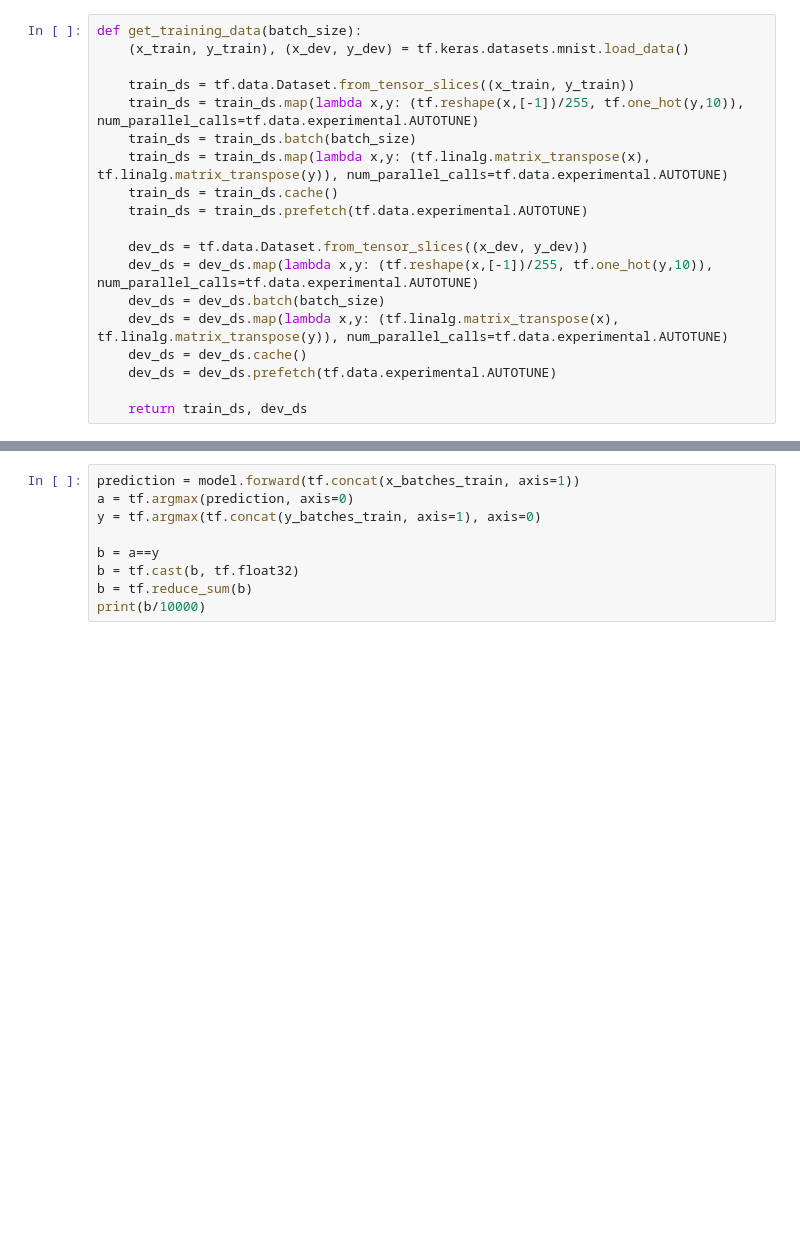
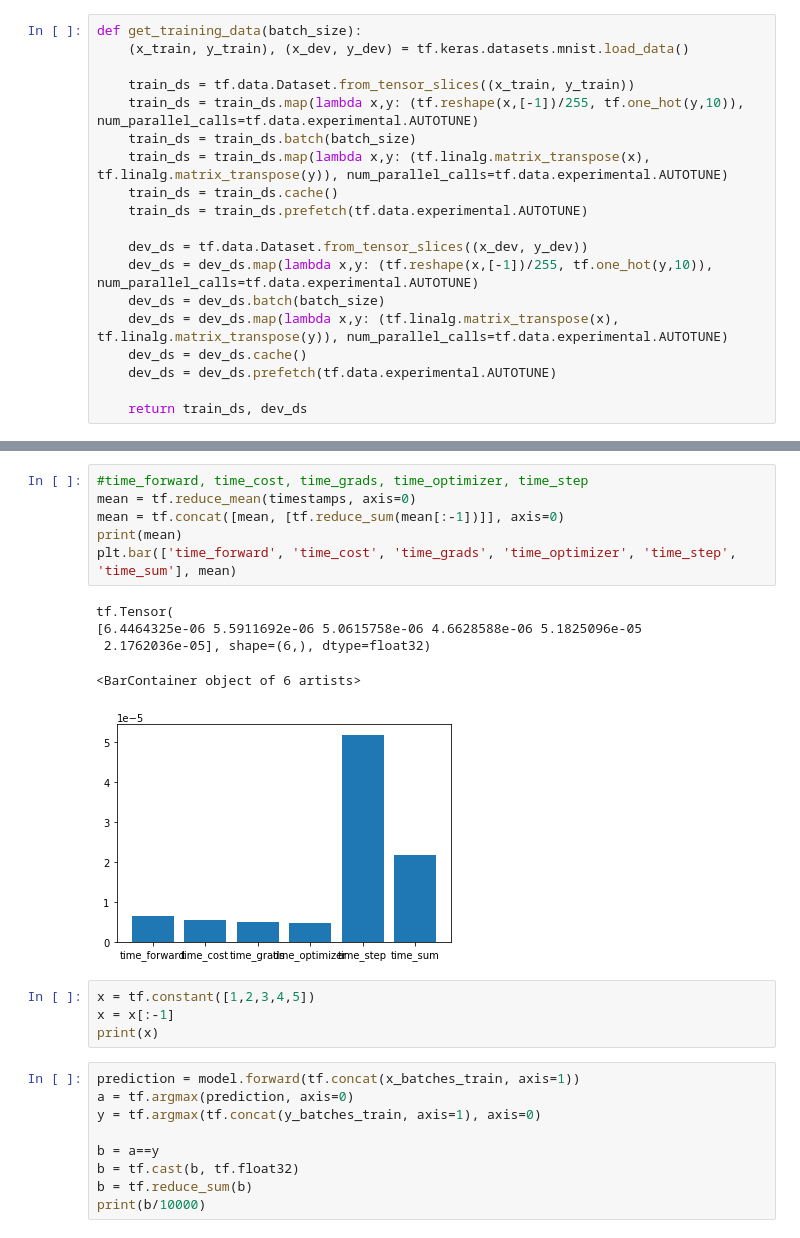
Before and after one commit to asarwinski/NeuralNetworks, a Jupyter notebook: MNIST/mnist.ipynb, the cells around one changed output, grey strips where cells are left out. Drawn from its saved outputs; the diff is of its cells as text; blank space fills up the shorter version.

```diff
--- a/MNIST/mnist.ipynb
+++ b/MNIST/mnist.ipynb
@@ -332,3 +333,19 @@ plt.show()
+# %%
+#time_forward, time_cost, time_grads, time_optimizer, time_step
+mean = tf.reduce_mean(timestamps, axis=0)
+mean = tf.concat([mean, [tf.reduce_sum(mean[:-1])]], axis=0)
+print(mean)
+plt.bar(['time_forward', 'time_cost', 'time_grads', 'time_optimizer', 'time_step', 'time_sum'], mean)
+# %% [output]
+tf.Tensor(
+[6.4464325e-06 5.5911692e-06 5.0615758e-06 4.6628588e-06 5.1825096e-05
+ 2.1762036e-05], shape=(6,), dtype=float32)
+<BarContainer object of 6 artists>
+[figure, added]
+# %%
+x = tf.constant([1,2,3,4,5])
+x = x[:-1]
+print(x)
 # %%
 prediction = model.forward(tf.concat(x_batches_train, axis=1))
 a = tf.argmax(prediction, axis=0)
```
Also changed, not shown: parts of 8 cells of this notebook.
